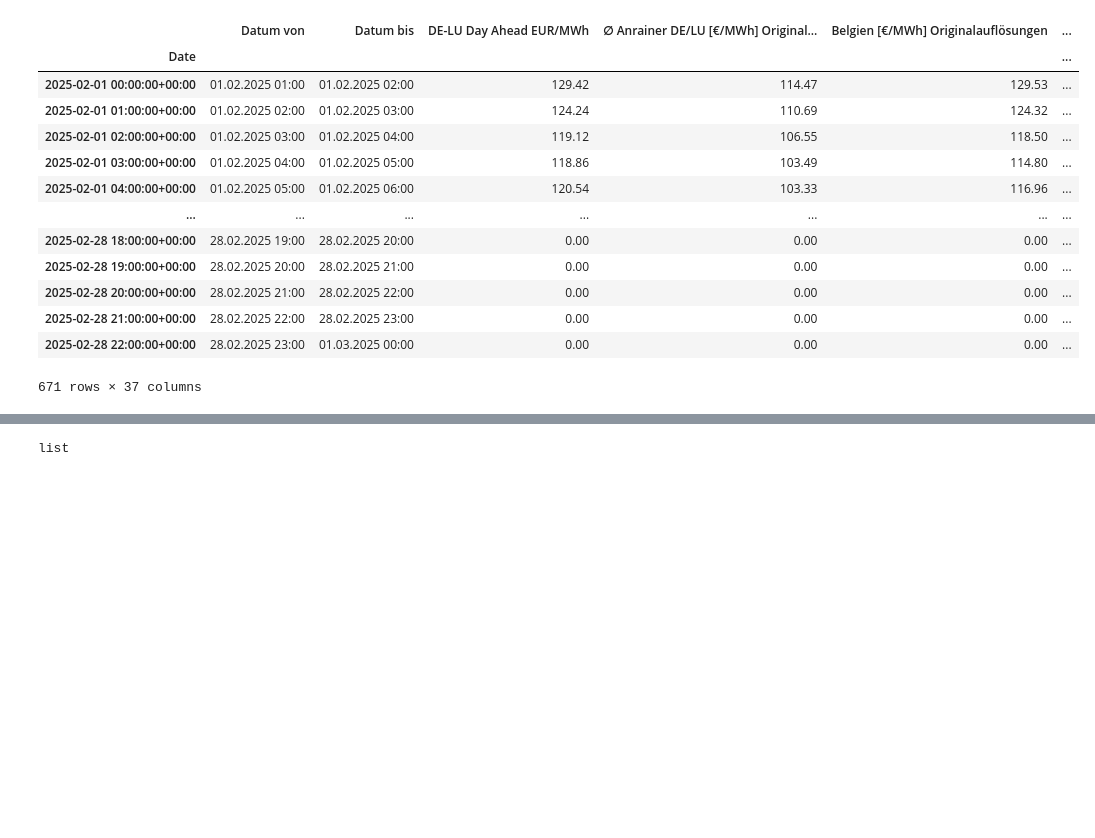
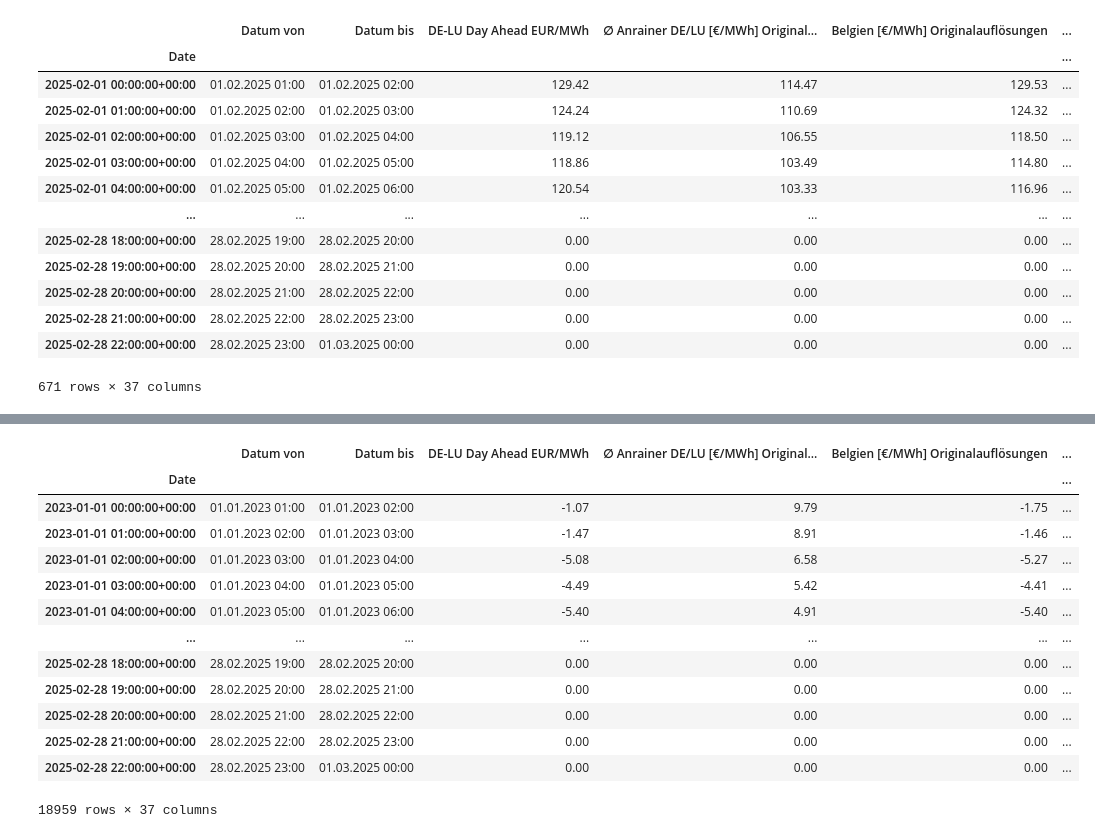
Before and after one commit to strubbi77/breisgauwind, a Jupyter notebook: Stromwert_IK8.ipynb, the cells around one changed output, grey strips where cells are left out. Drawn from its saved outputs; the diff is of its cells as text; code cells hidden in the pictures; blank space fills up the shorter version.

```diff
--- a/Stromwert_IK8.ipynb
+++ b/Stromwert_IK8.ipynb
@@ -562,7 +548,18 @@ AttributeError: 'MultiIndex' object has no attribute 'year'
 # %%
-#df=pd.DataFrame(pv_kwh)
-#df['Date']==2021
-type(pv_kwh)
+preis_menge
 # %% [output]
+|  | Datum von | Datum bis | DE-LU Day Ahead EUR/MWh | ∅ Anrainer DE/LU [€/MWh] Original... | Belgien [€/MWh] Originalauflösungen | ... |
+| Date |  |  |  |  |  | ... |
+| 2023-01-01 00:00:00+00:00 | 01.01.2023 01:00 | 01.01.2023 02:00 | -1.07 | 9.79 | -1.75 | ... |
+| 2023-01-01 01:00:00+00:00 | 01.01.2023 02:00 | 01.01.2023 03:00 | -1.47 | 8.91 | -1.46 | ... |
+| 2023-01-01 02:00:00+00:00 | 01.01.2023 03:00 | 01.01.2023 04:00 | -5.08 | 6.58 | -5.27 | ... |
+| 2023-01-01 03:00:00+00:00 | 01.01.2023 04:00 | 01.01.2023 05:00 | -4.49 | 5.42 | -4.41 | ... |
+| 2023-01-01 04:00:00+00:00 | 01.01.2023 05:00 | 01.01.2023 06:00 | -5.40 | 4.91 | -5.40 | ... |
+| ... | ... | ... | ... | ... | ... | ... |
+| 2025-02-28 18:00:00+00:00 | 28.02.2025 19:00 | 28.02.2025 20:00 | 0.00 | 0.00 | 0.00 | ... |
+| 2025-02-28 19:00:00+00:00 | 28.02.2025 20:00 | 28.02.2025 21:00 | 0.00 | 0.00 | 0.00 | ... |
+| 2025-02-28 20:00:00+00:00 | 28.02.2025 21:00 | 28.02.2025 22:00 | 0.00 | 0.00 | 0.00 | ... |
+| 2025-02-28 21:00:00+00:00 | 28.02.2025 22:00 | 28.02.2025 23:00 | 0.00 | 0.00 | 0.00 | ... |
+| 2025-02-28 22:00:00+00:00 | 28.02.2025 23:00 | 01.03.2025 00:00 | 0.00 | 0.00 | 0.00 | ... |
-list
+18959 rows × 37 columns
 # %%
```
Also changed, not shown: parts of 8 cells of this notebook, 1 other file.
